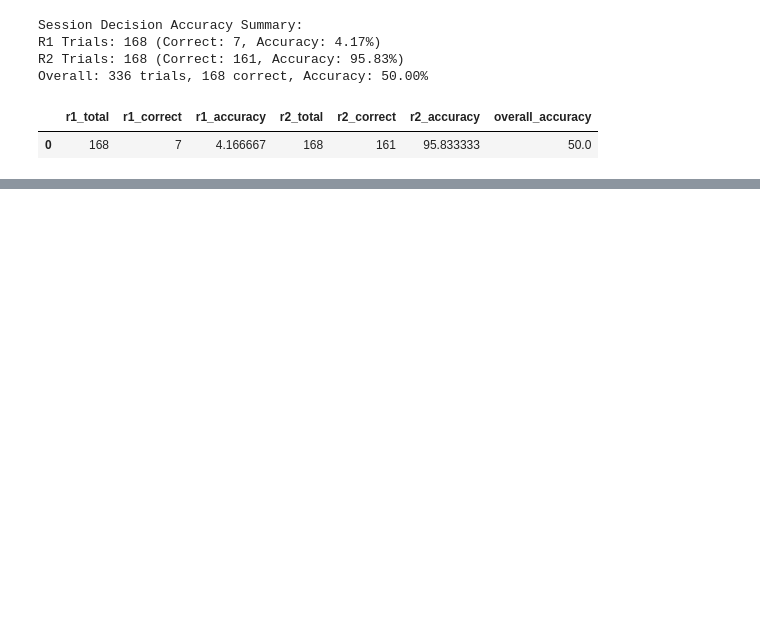
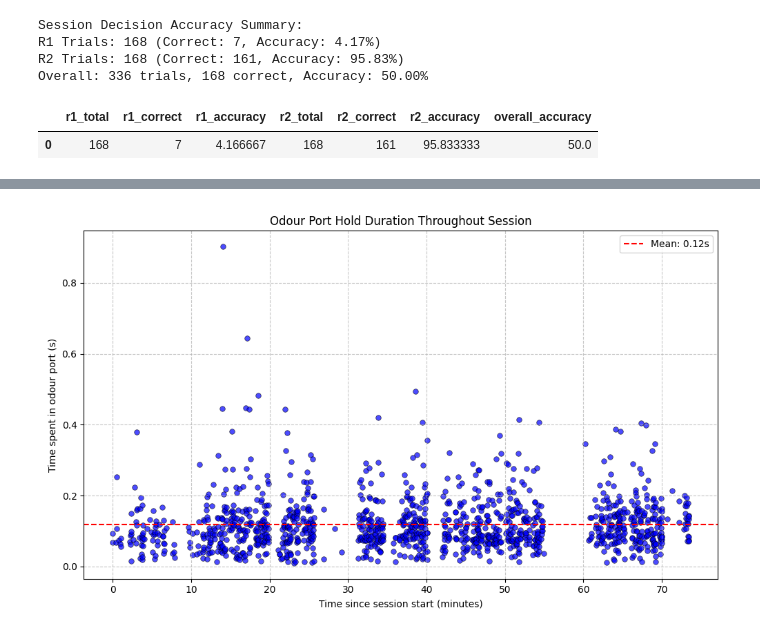
Before and after one commit to SainsburyWellcomeCentre/hypnose-analysis, a Jupyter notebook: notebook/single_session.ipynb, the cells around one changed output, grey strips where cells are left out. Drawn from its saved outputs; the diff is of its cells as text; code cells hidden in the pictures; blank space fills up the shorter version.

```diff
--- a/notebook/single_session.ipynb
+++ b/notebook/single_session.ipynb
@@ -296,0 +365,24 @@ Overall: 336 trials, 168 correct, Accuracy: 50.00%
+# %%
+## Time spent in odour port distribution - odour port hold vs time
+
+# Calculate time since session started for each poke (in minutes)
+time_since_start_min = [(t - init_poke["Time"].iloc[0]).total_seconds() / 60.0
+                        for t in init_poke["Time"].iloc[:common_len]]
+
+plt.figure(figsize=(10, 6))
+plt.scatter(time_since_start_min, time_spent_seconds, alpha=0.7, s=30,
+            color='blue', edgecolor='black', linewidth=0.5)
+plt.xlabel('Time since session start (minutes)')
+plt.ylabel('Time spent in odour port (s)')
+plt.title('Odour Port Hold Duration Throughout Session')
+plt.grid(True, linestyle='--', alpha=0.7)
+
+# Add average line
+plt.axhline(y=mean_time_spent, color='red', linestyle='--',
+           label=f'Mean: {mean_time_spent:.2f}s')
+plt.legend()
+
+plt.tight_layout()
+plt.show()
+# %% [output]
+[figure, added]
```
Also changed, not shown: parts of 17 cells of this notebook.
